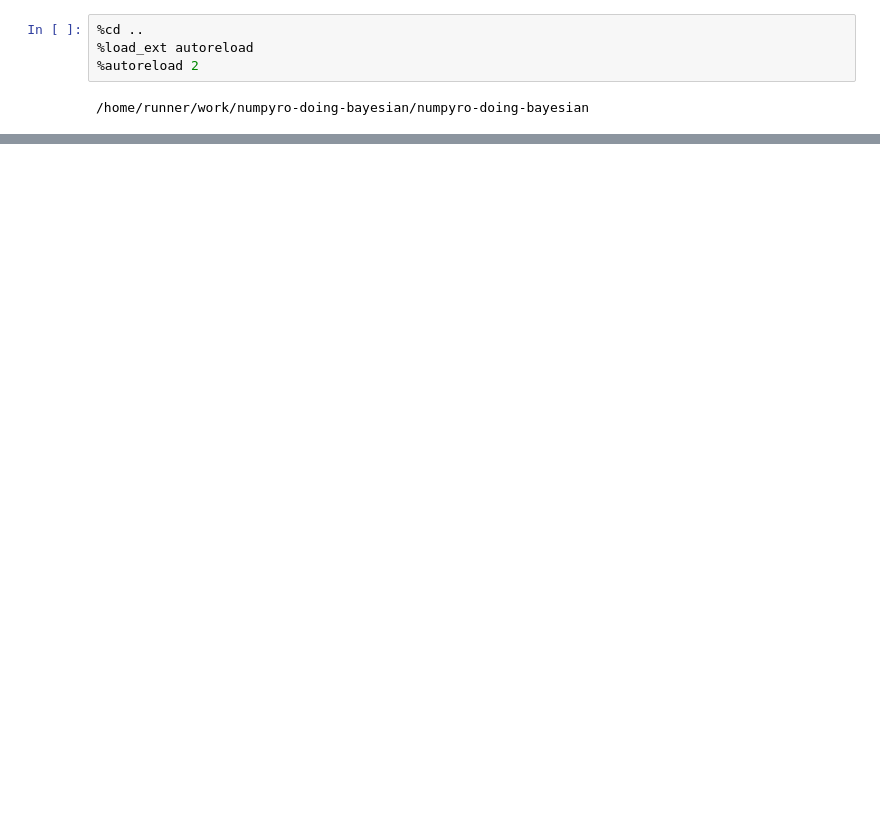
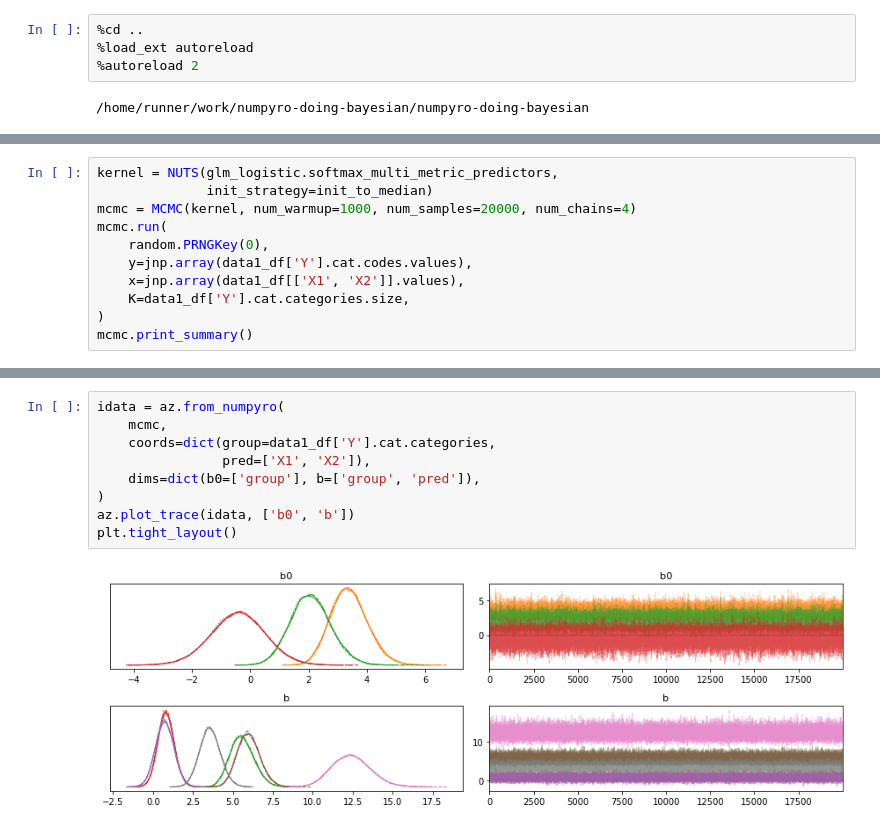
Before and after one commit to beekill95/numpyro-doing-bayesian, a Jupyter notebook: outputs/chapter_22.ipynb, the cells around one changed output, grey strips where cells are left out. Saved outputs shown, nothing was run; the diff lists cells and outputs as text; blank space fills up the shorter version.

```diff
--- a/outputs/chapter_22.ipynb
+++ b/outputs/chapter_22.ipynb
@@ -26,0 +47,11 @@ numpyro.set_host_device_count(4)
+# %%
+kernel = NUTS(glm_logistic.softmax_multi_metric_predictors,
+              init_strategy=init_to_median)
+mcmc = MCMC(kernel, num_warmup=1000, num_samples=20000, num_chains=4)
+mcmc.run(
+    random.PRNGKey(0),
+    y=jnp.array(data1_df['Y'].cat.codes.values),
+    x=jnp.array(data1_df[['X1', 'X2']].values),
+    K=data1_df['Y'].cat.categories.size,
+)
+mcmc.print_summary()
@@ -26,0 +71,11 @@ numpyro.set_host_device_count(4)
+# %%
+idata = az.from_numpyro(
+    mcmc,
+    coords=dict(group=data1_df['Y'].cat.categories,
+                pred=['X1', 'X2']),
+    dims=dict(b0=['group'], b=['group', 'pred']),
+)
+az.plot_trace(idata, ['b0', 'b'])
+plt.tight_layout()
+# %% [output]
+[figure, added]
```
Also changed, not shown: parts of 16 cells of this notebook, 15 other files.
